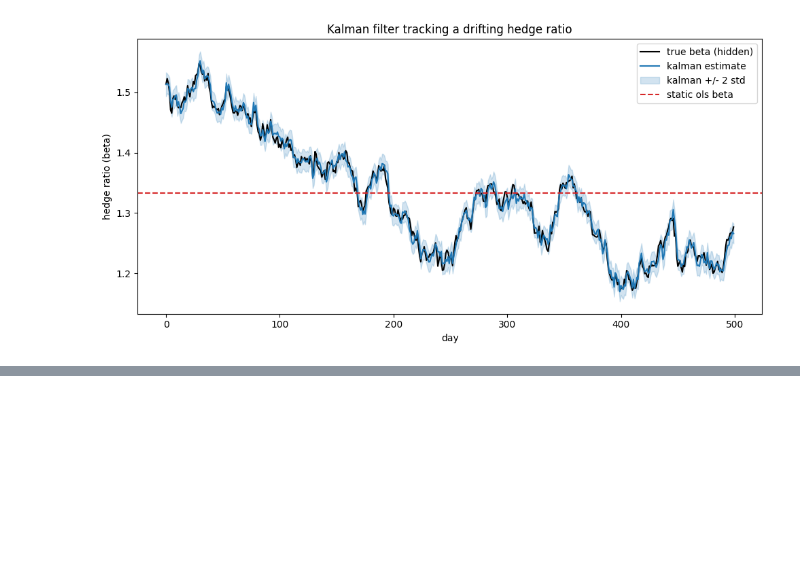
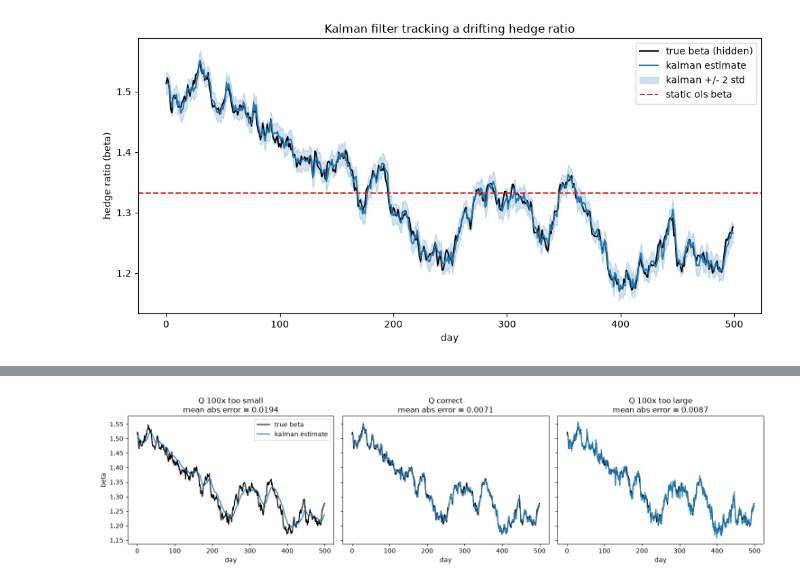
Before and after one commit to j-lumbres/kalman-pairs-risk, a Jupyter notebook: 01_kalman_1d_synthetic.ipynb, the cells around one changed output, grey strips where cells are left out. Cells and saved outputs as stored; diff of their text form; code cells hidden in the pictures; blank space fills up the shorter version.

Commit message:
Add Q, R, initial P and regime-jump experiments with predictions and results

```diff
--- a/01_kalman_1d_synthetic.ipynb
+++ b/01_kalman_1d_synthetic.ipynb
@@ -124,0 +174,23 @@ plt.show()
+# %%
+q_values = [1e-6, 1e-4, 1e-2]
+q_labels = ["Q 100x too small", "Q correct", "Q 100x too large"]
+
+fig, axes = plt.subplots(1, 3, figsize=(15, 4), sharey=True)
+
+for axis, q_value, q_label in zip(axes, q_values, q_labels):
+    beta_for_this_q, _ = run_kalman_filter(x_prices, y_prices, q_value,
+                                           measurement_noise_R, initial_beta_guess,
+                                           initial_uncertainty_P)
+    error = np.mean(np.abs(beta_for_this_q[50:] - true_beta[50:]))
+
+    axis.plot(true_beta, color="black", label="true beta")
+    axis.plot(beta_for_this_q, color="tab:blue", label="kalman estimate")
+    axis.set_title(f"{q_label}\nmean abs error = {error:.4f}")
+    axis.set_xlabel("day")
+
+axes[0].set_ylabel("beta")
+axes[0].legend()
+plt.tight_layout()
+plt.show()
+# %% [output]
+[figure, added]
```
Also changed, not shown: parts of 17 cells of this notebook.
